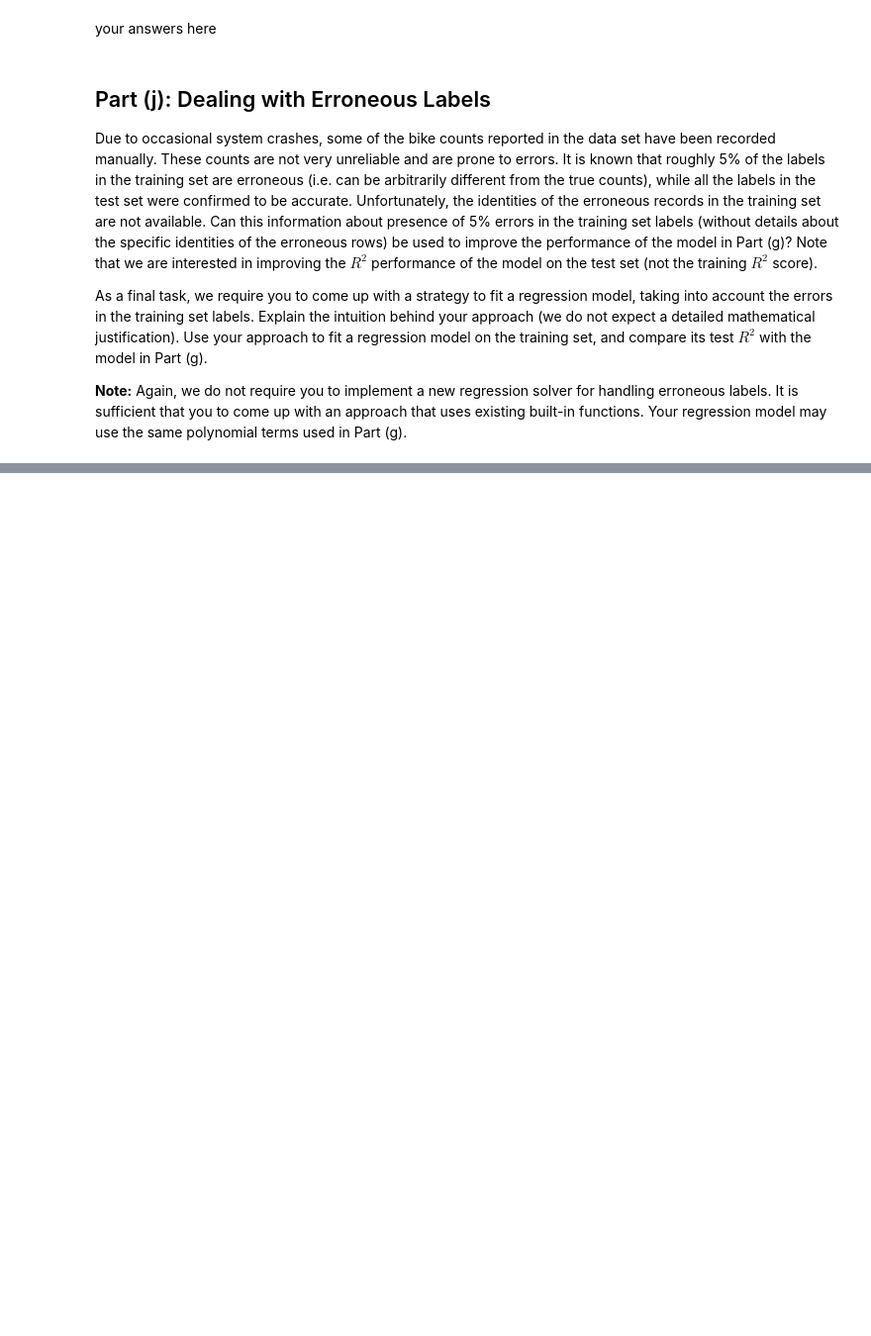
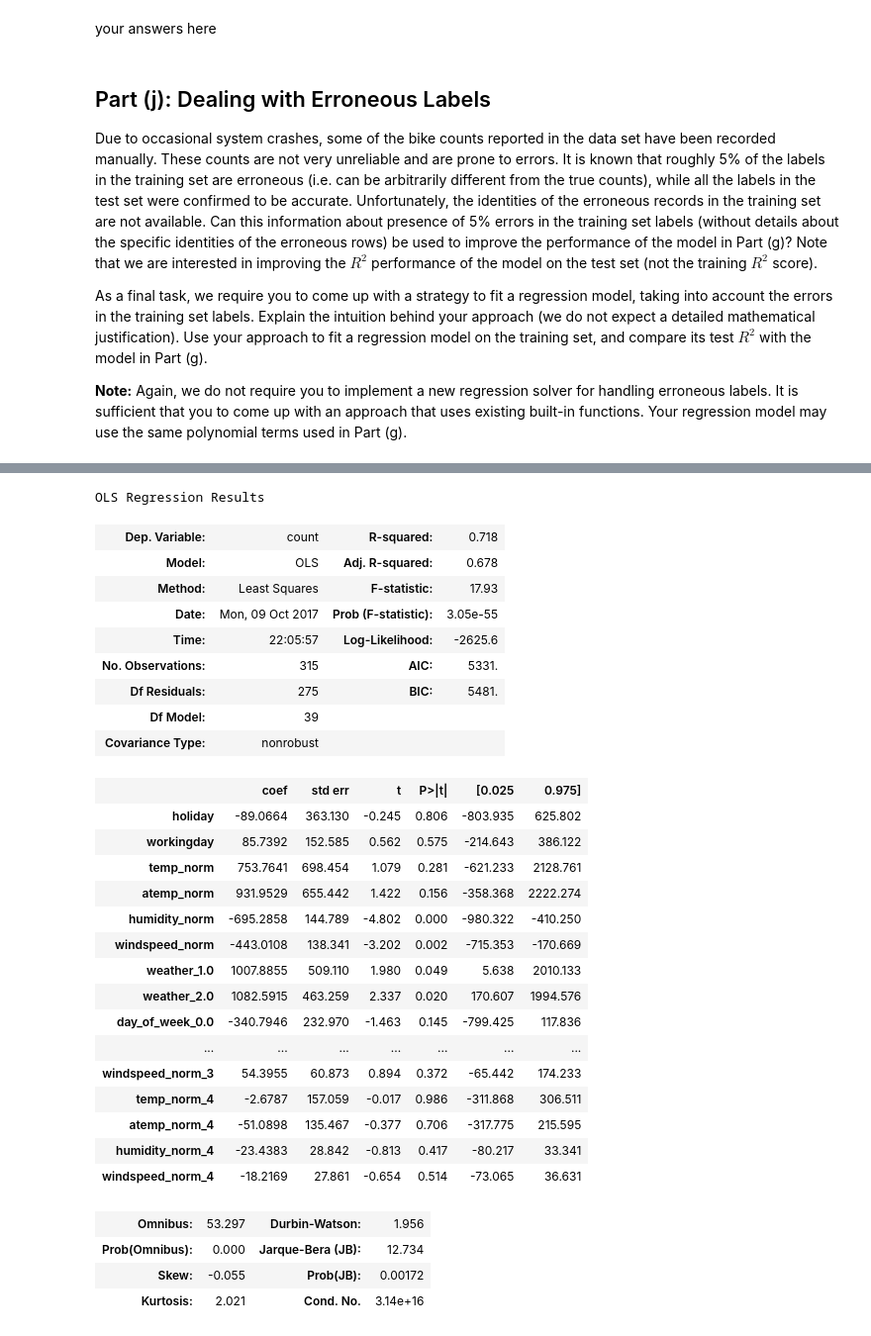
Before and after one commit to EverettSussman/CS109HW4, a Jupyter notebook: cs109a_hw4.ipynb, the cells around one changed output, grey strips where cells are left out. Shown at 99% size. Saved outputs shown, nothing was run; the diff lists cells and outputs as text; code cells hidden in the pictures; blank space fills up the shorter version.

```diff
--- a/cs109a_hw4.ipynb
+++ b/cs109a_hw4.ipynb
@@ -558,0 +582,36 @@ As a final task, we require you to come up with a strategy to fit a regression m
+# %%
+adjYTrain = yTrain.drop(yTrain.index[dropIndices])
+adjXTrain = multTrainPredict.drop(multTrainPredict.index[dropIndices])
+adjMultModel = sm.OLS(adjYTrain, adjXTrain).fit()
+adjMultModel.summary()
+# %% [output]
+OLS Regression Results
+| Dep. Variable: | count | R-squared: | 0.718 |
+| Model: | OLS | Adj. R-squared: | 0.678 |
+| Method: | Least Squares | F-statistic: | 17.93 |
+| Date: | Mon, 09 Oct 2017 | Prob (F-statistic): | 3.05e-55 |
+| Time: | 22:05:57 | Log-Likelihood: | -2625.6 |
+| No. Observations: | 315 | AIC: | 5331. |
+| Df Residuals: | 275 | BIC: | 5481. |
+| Df Model: | 39 |  |  |
+| Covariance Type: | nonrobust |  |  |
+|  | coef | std err | t | P>|t| | [0.025 | 0.975] |
+| holiday | -89.0664 | 363.130 | -0.245 | 0.806 | -803.935 | 625.802 |
+| workingday | 85.7392 | 152.585 | 0.562 | 0.575 | -214.643 | 386.122 |
+| temp_norm | 753.7641 | 698.454 | 1.079 | 0.281 | -621.233 | 2128.761 |
+| atemp_norm | 931.9529 | 655.442 | 1.422 | 0.156 | -358.368 | 2222.274 |
+| humidity_norm | -695.2858 | 144.789 | -4.802 | 0.000 | -980.322 | -410.250 |
+| windspeed_norm | -443.0108 | 138.341 | -3.202 | 0.002 | -715.353 | -170.669 |
+| weather_1.0 | 1007.8855 | 509.110 | 1.980 | 0.049 | 5.638 | 2010.133 |
+| weather_2.0 | 1082.5915 | 463.259 | 2.337 | 0.020 | 170.607 | 1994.576 |
+| day_of_week_0.0 | -340.7946 | 232.970 | -1.463 | 0.145 | -799.425 | 117.836 |
+| ... | ... | ... | ... | ... | ... | ... |
+| windspeed_norm_3 | 54.3955 | 60.873 | 0.894 | 0.372 | -65.442 | 174.233 |
+| temp_norm_4 | -2.6787 | 157.059 | -0.017 | 0.986 | -311.868 | 306.511 |
+| atemp_norm_4 | -51.0898 | 135.467 | -0.377 | 0.706 | -317.775 | 215.595 |
+| humidity_norm_4 | -23.4383 | 28.842 | -0.813 | 0.417 | -80.217 | 33.341 |
+| windspeed_norm_4 | -18.2169 | 27.861 | -0.654 | 0.514 | -73.065 | 36.631 |
+| Omnibus: | 53.297 | Durbin-Watson: | 1.956 |
+| Prob(Omnibus): | 0.000 | Jarque-Bera (JB): | 12.734 |
+| Skew: | -0.055 | Prob(JB): | 0.00172 |
+| Kurtosis: | 2.021 | Cond. No. | 3.14e+16 |
```
Also changed, not shown: parts of 22 cells of this notebook.
